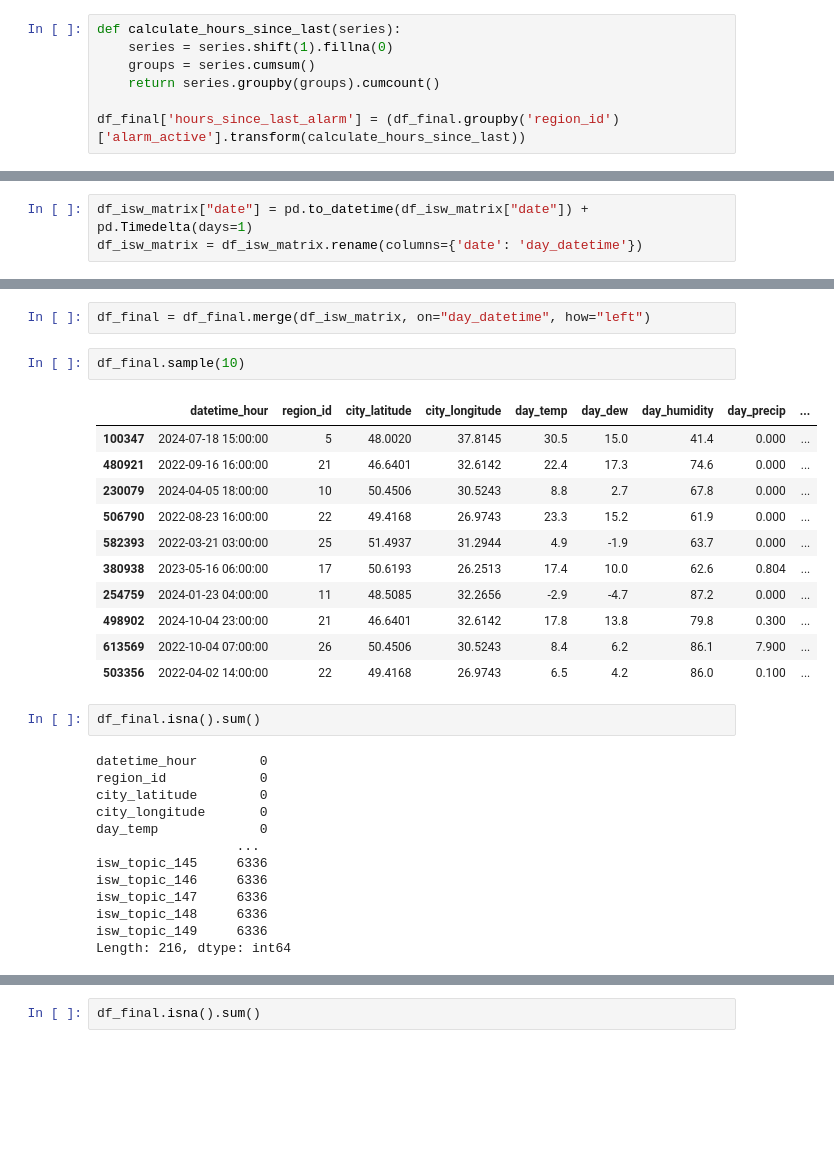
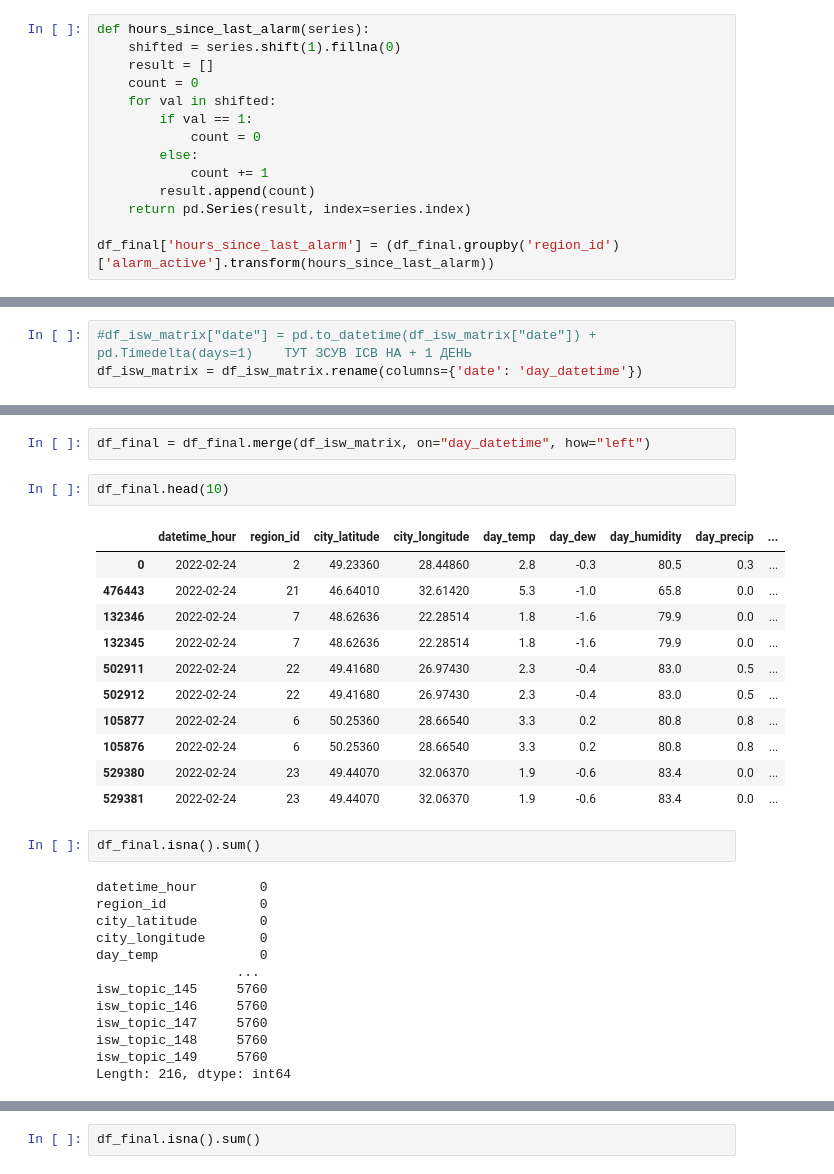
Before and after one commit to khorunzhaviktoriia/war-events-predictor-saas, a Jupyter notebook: forecasting/data_merge_feature_engineering.ipynb, the cells around one changed output, grey strips where cells are left out. Cells and saved outputs as stored; diff of their text form; blank space fills up the shorter version.

Commit message:
Data merge code without TG & ISW shift (for further EDA)

```diff
--- a/forecasting/data_merge_feature_engineering.ipynb
+++ b/forecasting/data_merge_feature_engineering.ipynb
@@ -179,12 +179,19 @@ neighbour_alarm_long.columns = ['datetime_hour','region_id','neighbour_alarms']
 
 df_final = df_final.merge(neighbour_alarm_long,on=['datetime_hour', 'region_id'], how='left')
 # %%
-def calculate_hours_since_last(series):
-    series = series.shift(1).fillna(0)
-    groups = series.cumsum()
-    return series.groupby(groups).cumcount()
+def hours_since_last_alarm(series):
+    shifted = series.shift(1).fillna(0)
+    result = []
+    count = 0
+    for val in shifted:
+        if val == 1:
+            count = 0
+        else:
+            count += 1
+        result.append(count)
+    return pd.Series(result, index=series.index)
 
-df_final['hours_since_last_alarm'] = (df_final.groupby('region_id')['alarm_active'].transform(calculate_hours_since_last))
+df_final['hours_since_last_alarm'] = (df_final.groupby('region_id')['alarm_active'].transform(hours_since_last_alarm))
 # %%
 df_final.sample(20)
 # %% [output]
@@ -222,5 +229,5 @@ df_isw_matrix.sample(10)
 # %%
-df_isw_matrix["date"] = pd.to_datetime(df_isw_matrix["date"]) + pd.Timedelta(days=1)
+#df_isw_matrix["date"] = pd.to_datetime(df_isw_matrix["date"]) + pd.Timedelta(days=1)    ТУТ ЗСУВ ІСВ НА + 1 ДЕНЬ
 df_isw_matrix = df_isw_matrix.rename(columns={'date': 'day_datetime'})
 # %%
 df_final['day_datetime'] = pd.to_datetime(df_final['day_datetime']).dt.date
@@ -243,19 +250,19 @@ Length: 151, dtype: int64
 # %%
 df_final = df_final.merge(df_isw_matrix, on="day_datetime", how="left")
 # %%
-df_final.sample(10)
+df_final.head(10)
 # %% [output]
 |  | datetime_hour | region_id | city_latitude | city_longitude | day_temp | day_dew | day_humidity | day_precip | ... |
-| 100347 | 2024-07-18 15:00:00 | 5 | 48.0020 | 37.8145 | 30.5 | 15.0 | 41.4 | 0.000 | ... |
-| 480921 | 2022-09-16 16:00:00 | 21 | 46.6401 | 32.6142 | 22.4 | 17.3 | 74.6 | 0.000 | ... |
-| 230079 | 2024-04-05 18:00:00 | 10 | 50.4506 | 30.5243 | 8.8 | 2.7 | 67.8 | 0.000 | ... |
-| 506790 | 2022-08-23 16:00:00 | 22 | 49.4168 | 26.9743 | 23.3 | 15.2 | 61.9 | 0.000 | ... |
-| 582393 | 2022-03-21 03:00:00 | 25 | 51.4937 | 31.2944 | 4.9 | -1.9 | 63.7 | 0.000 | ... |
-| 380938 | 2023-05-16 06:00:00 | 17 | 50.6193 | 26.2513 | 17.4 | 10.0 | 62.6 | 0.804 | ... |
-| 254759 | 2024-01-23 04:00:00 | 11 | 48.5085 | 32.2656 | -2.9 | -4.7 | 87.2 | 0.000 | ... |
-| 498902 | 2024-10-04 23:00:00 | 21 | 46.6401 | 32.6142 | 17.8 | 13.8 | 79.8 | 0.300 | ... |
-| 613569 | 2022-10-04 07:00:00 | 26 | 50.4506 | 30.5243 | 8.4 | 6.2 | 86.1 | 7.900 | ... |
-| 503356 | 2022-04-02 14:00:00 | 22 | 49.4168 | 26.9743 | 6.5 | 4.2 | 86.0 | 0.100 | ... |
+| 0 | 2022-02-24 | 2 | 49.23360 | 28.44860 | 2.8 | -0.3 | 80.5 | 0.3 | ... |
+| 476443 | 2022-02-24 | 21 | 46.64010 | 32.61420 | 5.3 | -1.0 | 65.8 | 0.0 | ... |
+| 132346 | 2022-02-24 | 7 | 48.62636 | 22.28514 | 1.8 | -1.6 | 79.9 | 0.0 | ... |
+| 132345 | 2022-02-24 | 7 | 48.62636 | 22.28514 | 1.8 | -1.6 | 79.9 | 0.0 | ... |
+| 502911 | 2022-02-24 | 22 | 49.41680 | 26.97430 | 2.3 | -0.4 | 83.0 | 0.5 | ... |
+| 502912 | 2022-02-24 | 22 | 49.41680 | 26.97430 | 2.3 | -0.4 | 83.0 | 0.5 | ... |
+| 105877 | 2022-02-24 | 6 | 50.25360 | 28.66540 | 3.3 | 0.2 | 80.8 | 0.8 | ... |
+| 105876 | 2022-02-24 | 6 | 50.25360 | 28.66540 | 3.3 | 0.2 | 80.8 | 0.8 | ... |
+| 529380 | 2022-02-24 | 23 | 49.44070 | 32.06370 | 1.9 | -0.6 | 83.4 | 0.0 | ... |
+| 529381 | 2022-02-24 | 23 | 49.44070 | 32.06370 | 1.9 | -0.6 | 83.4 | 0.0 | ... |
 # %%
 df_final.isna().sum()
 # %% [output]
@@ -265,11 +272,11 @@ city_latitude        0
 city_longitude       0
 day_temp             0
                   ...
-isw_topic_145     6336
-isw_topic_146     6336
-isw_topic_147     6336
-isw_topic_148     6336
-isw_topic_149     6336
+isw_topic_145     5760
+isw_topic_146     5760
+isw_topic_147     5760
+isw_topic_148     5760
+isw_topic_149     5760
 Length: 216, dtype: int64
 # %%
 df_final.fillna(0, inplace=True)
```
Also changed, not shown: parts of 16 cells of this notebook.
